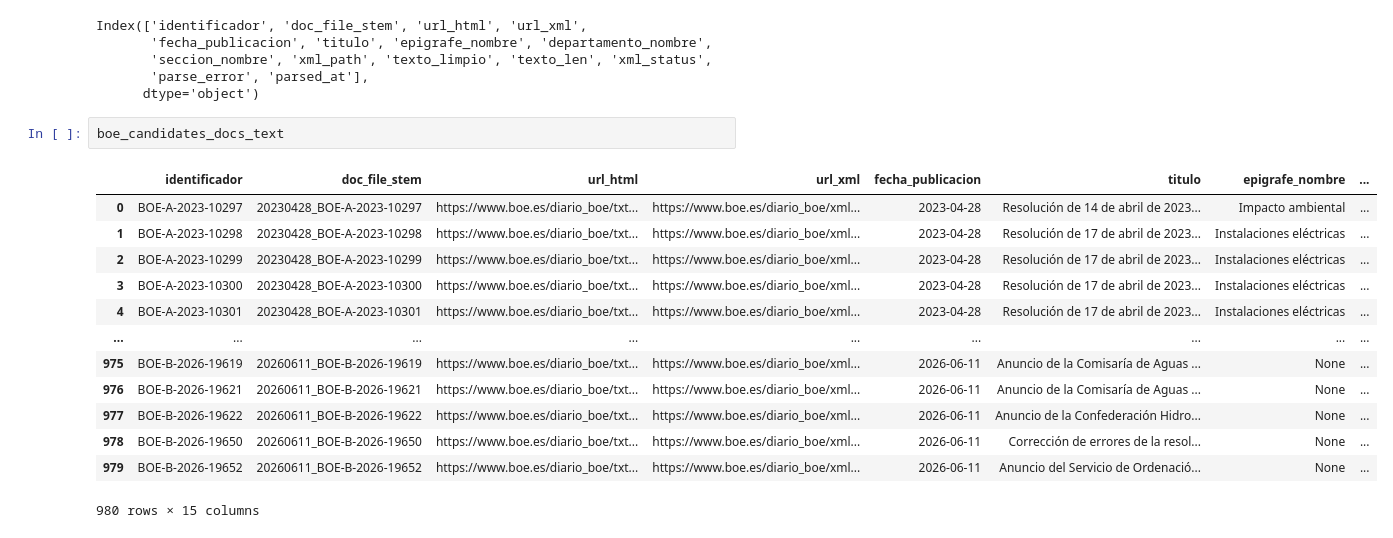
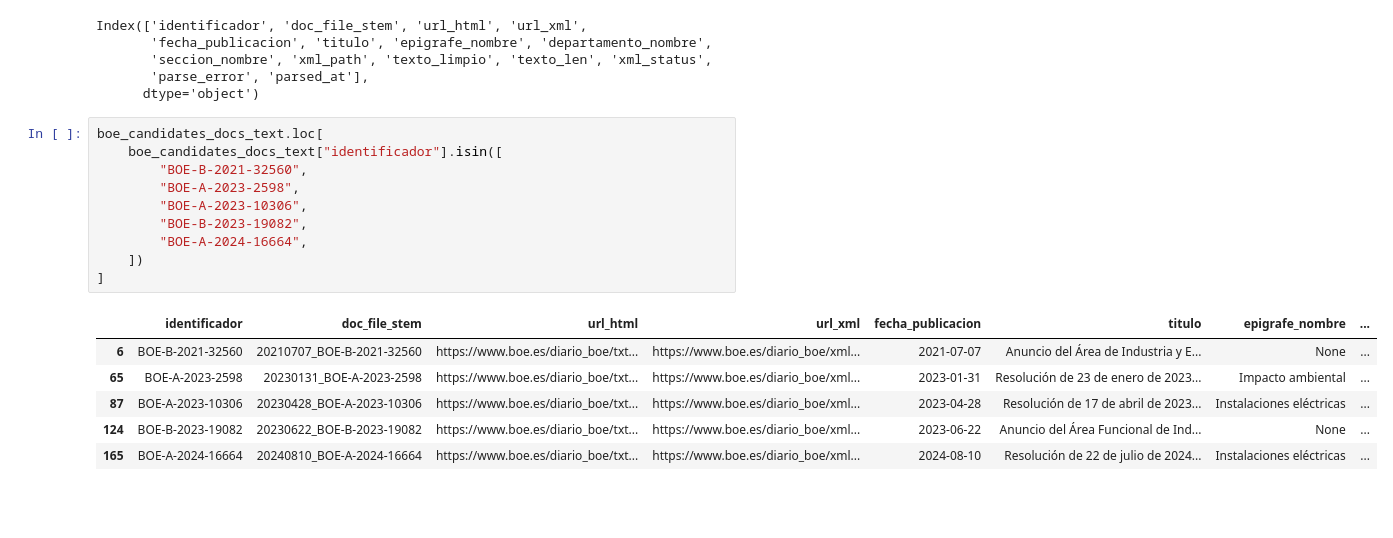
Before and after one commit to bererei/tfm-renewables-permitting-tracker, a Jupyter notebook: notebooks/05_parseo_docs_xml.ipynb, the cells around one changed output. Saved outputs shown, nothing was run; the diff lists cells and outputs as text; blank space fills up the shorter version.

```diff
--- a/notebooks/05_parseo_docs_xml.ipynb
+++ b/notebooks/05_parseo_docs_xml.ipynb
@@ -308,18 +307,19 @@ Index(['identificador', 'doc_file_stem', 'url_html', 'url_xml',
        'parse_error', 'parsed_at'],
       dtype='object')
 # %%
-boe_candidates_docs_text
+boe_candidates_docs_text.loc[
+    boe_candidates_docs_text["identificador"].isin([
+        "BOE-B-2021-32560",
+        "BOE-A-2023-2598",
+        "BOE-A-2023-10306",
+        "BOE-B-2023-19082",
+        "BOE-A-2024-16664",
+    ])
+]
 # %% [output]
 |  | identificador | doc_file_stem | url_html | url_xml | fecha_publicacion | titulo | epigrafe_nombre | ... |
-| 0 | BOE-A-2023-10297 | 20230428_BOE-A-2023-10297 | https://www.boe.es/diario_boe/txt... | https://www.boe.es/diario_boe/xml... | 2023-04-28 | Resolución de 14 de abril de 2023... | Impacto ambiental | ... |
-| 1 | BOE-A-2023-10298 | 20230428_BOE-A-2023-10298 | https://www.boe.es/diario_boe/txt... | https://www.boe.es/diario_boe/xml... | 2023-04-28 | Resolución de 17 de abril de 2023... | Instalaciones eléctricas | ... |
-| 2 | BOE-A-2023-10299 | 20230428_BOE-A-2023-10299 | https://www.boe.es/diario_boe/txt... | https://www.boe.es/diario_boe/xml... | 2023-04-28 | Resolución de 17 de abril de 2023... | Instalaciones eléctricas | ... |
-| 3 | BOE-A-2023-10300 | 20230428_BOE-A-2023-10300 | https://www.boe.es/diario_boe/txt... | https://www.boe.es/diario_boe/xml... | 2023-04-28 | Resolución de 17 de abril de 2023... | Instalaciones eléctricas | ... |
-| 4 | BOE-A-2023-10301 | 20230428_BOE-A-2023-10301 | https://www.boe.es/diario_boe/txt... | https://www.boe.es/diario_boe/xml... | 2023-04-28 | Resolución de 17 de abril de 2023... | Instalaciones eléctricas | ... |
-| ... | ... | ... | ... | ... | ... | ... | ... | ... |
-| 975 | BOE-B-2026-19619 | 20260611_BOE-B-2026-19619 | https://www.boe.es/diario_boe/txt... | https://www.boe.es/diario_boe/xml... | 2026-06-11 | Anuncio de la Comisaría de Aguas ... | None | ... |
-| 976 | BOE-B-2026-19621 | 20260611_BOE-B-2026-19621 | https://www.boe.es/diario_boe/txt... | https://www.boe.es/diario_boe/xml... | 2026-06-11 | Anuncio de la Comisaría de Aguas ... | None | ... |
-| 977 | BOE-B-2026-19622 | 20260611_BOE-B-2026-19622 | https://www.boe.es/diario_boe/txt... | https://www.boe.es/diario_boe/xml... | 2026-06-11 | Anuncio de la Confederación Hidro... | None | ... |
-| 978 | BOE-B-2026-19650 | 20260611_BOE-B-2026-19650 | https://www.boe.es/diario_boe/txt... | https://www.boe.es/diario_boe/xml... | 2026-06-11 | Corrección de errores de la resol... | None | ... |
-| 979 | BOE-B-2026-19652 | 20260611_BOE-B-2026-19652 | https://www.boe.es/diario_boe/txt... | https://www.boe.es/diario_boe/xml... | 2026-06-11 | Anuncio del Servicio de Ordenació... | None | ... |
+| 6 | BOE-B-2021-32560 | 20210707_BOE-B-2021-32560 | https://www.boe.es/diario_boe/txt... | https://www.boe.es/diario_boe/xml... | 2021-07-07 | Anuncio del Área de Industria y E... | None | ... |
+| 65 | BOE-A-2023-2598 | 20230131_BOE-A-2023-2598 | https://www.boe.es/diario_boe/txt... | https://www.boe.es/diario_boe/xml... | 2023-01-31 | Resolución de 23 de enero de 2023... | Impacto ambiental | ... |
+| 87 | BOE-A-2023-10306 | 20230428_BOE-A-2023-10306 | https://www.boe.es/diario_boe/txt... | https://www.boe.es/diario_boe/xml... | 2023-04-28 | Resolución de 17 de abril de 2023... | Instalaciones eléctricas | ... |
+| 124 | BOE-B-2023-19082 | 20230622_BOE-B-2023-19082 | https://www.boe.es/diario_boe/txt... | https://www.boe.es/diario_boe/xml... | 2023-06-22 | Anuncio del Área Funcional de Ind... | None | ... |
+| 165 | BOE-A-2024-16664 | 20240810_BOE-A-2024-16664 | https://www.boe.es/diario_boe/txt... | https://www.boe.es/diario_boe/xml... | 2024-08-10 | Resolución de 22 de julio de 2024... | Instalaciones eléctricas | ... |
-980 rows × 15 columns
```
Also changed, not shown: parts of 3 cells of this notebook, 4 other files.
